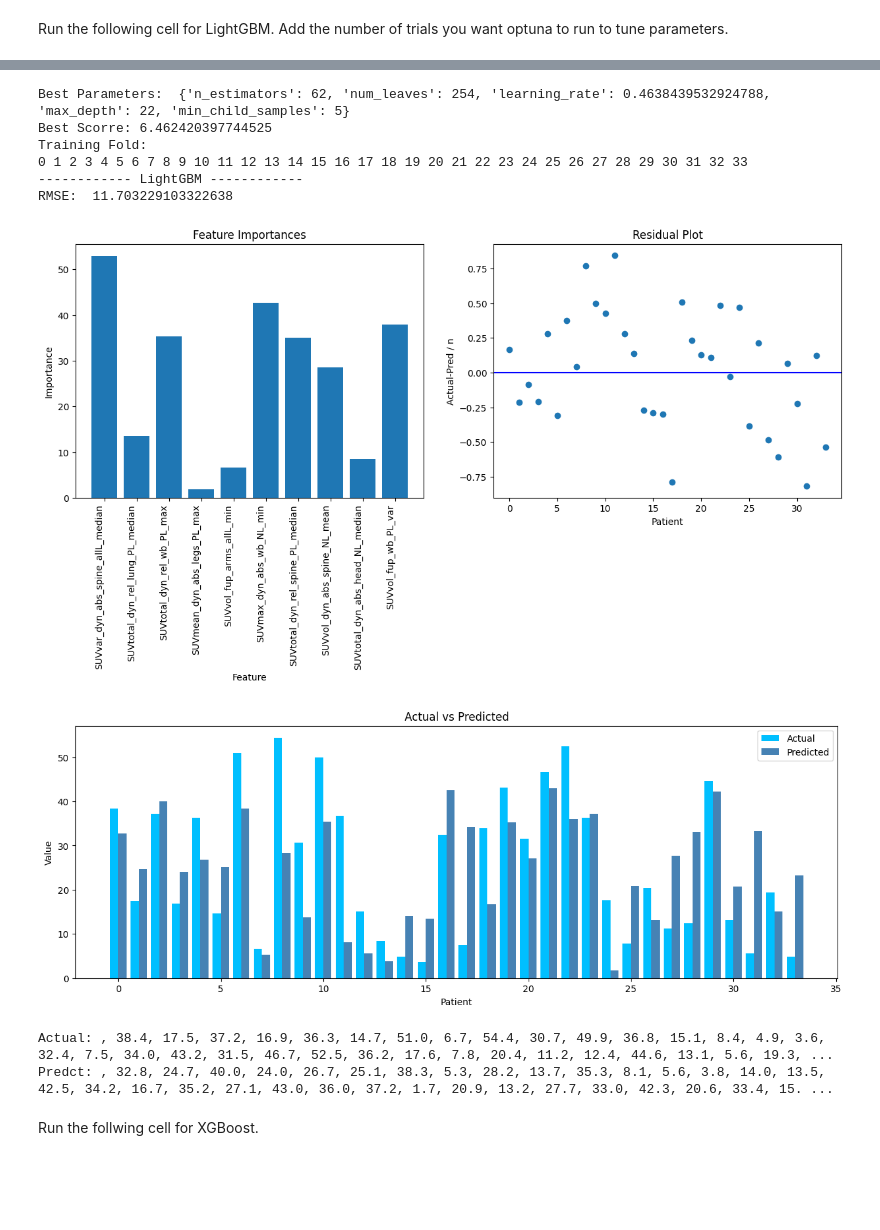
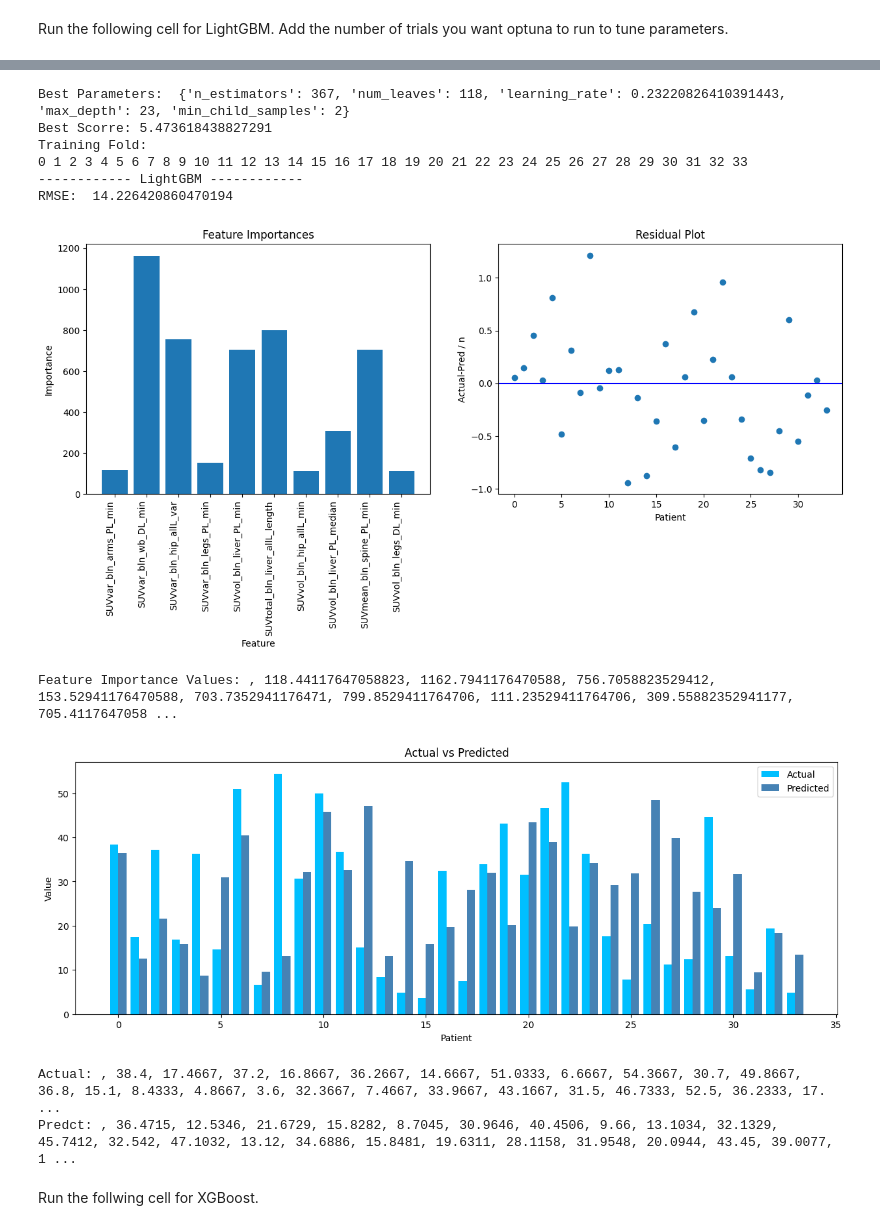
Before and after one commit to RyanMeeker/Patient-Prediction-Models, a Jupyter notebook: Run.ipynb, the cells around one changed output, grey strips where cells are left out. Cells and saved outputs as stored; diff of their text form; code cells hidden in the pictures; blank space fills up the shorter version.

```diff
--- a/Run.ipynb
+++ b/Run.ipynb
@@ -22,6 +25,6 @@ Run the following cell for LightGBM. Add the number of trials you want optuna to
 # %%
 %run LightGBM.py
 # add your number of trails for optuna. longer trials -> better parameters, but longer runtime
-n_trails = 5
+n_trails = 150
 lightGBMLOOOptuna(data, n_trails)
 # %% [output]
@@ -34,13 +48,14 @@ lightGBMLOOOptuna(data, n_trails)
-Best Parameters:  {'n_estimators': 62, 'num_leaves': 254, 'learning_rate': 0.4638439532924788, 'max_depth': 22, 'min_child_samples': 5}
-Best Scorre: 6.462420397744525
+Best Parameters:  {'n_estimators': 367, 'num_leaves': 118, 'learning_rate': 0.23220826410391443, 'max_depth': 23, 'min_child_samples': 2}
+Best Scorre: 5.473618438827291
 Training Fold:
 0 1 2 3 4 5 6 7 8 9 10 11 12 13 14 15 16 17 18 19 20 21 22 23 24 25 26 27 28 29 30 31 32 33
 ------------ LightGBM ------------
-RMSE:  11.703229103322638
+RMSE:  14.226420860470194
-[figure, old version]
+[figure, new version]
+Feature Importance Values: , 118.44117647058823, 1162.7941176470588, 756.7058823529412, 153.52941176470588, 703.7352941176471, 799.8529411764706, 111.23529411764706, 309.55882352941177, 705.4117647058 ...
-[figure, old version]
+[figure, new version]
-Actual: , 38.4, 17.5, 37.2, 16.9, 36.3, 14.7, 51.0, 6.7, 54.4, 30.7, 49.9, 36.8, 15.1, 8.4, 4.9, 3.6, 32.4, 7.5, 34.0, 43.2, 31.5, 46.7, 52.5, 36.2, 17.6, 7.8, 20.4, 11.2, 12.4, 44.6, 13.1, 5.6, 19.3, ...
-Predct: , 32.8, 24.7, 40.0, 24.0, 26.7, 25.1, 38.3, 5.3, 28.2, 13.7, 35.3, 8.1, 5.6, 3.8, 14.0, 13.5, 42.5, 34.2, 16.7, 35.2, 27.1, 43.0, 36.0, 37.2, 1.7, 20.9, 13.2, 27.7, 33.0, 42.3, 20.6, 33.4, 15. ...
+Actual: , 38.4, 17.4667, 37.2, 16.8667, 36.2667, 14.6667, 51.0333, 6.6667, 54.3667, 30.7, 49.8667, 36.8, 15.1, 8.4333, 4.8667, 3.6, 32.3667, 7.4667, 33.9667, 43.1667, 31.5, 46.7333, 52.5, 36.2333, 17. ...
+Predct: , 36.4715, 12.5346, 21.6729, 15.8282, 8.7045, 30.9646, 40.4506, 9.66, 13.1034, 32.1329, 45.7412, 32.542, 47.1032, 13.12, 34.6886, 15.8481, 19.6311, 28.1158, 31.9548, 20.0944, 43.45, 39.0077, 1 ...
 # %% [markdown]
 Run the follwing cell for XGBoost.
 # %%
```
Also changed, not shown: parts of 4 cells of this notebook, 5 other files.
